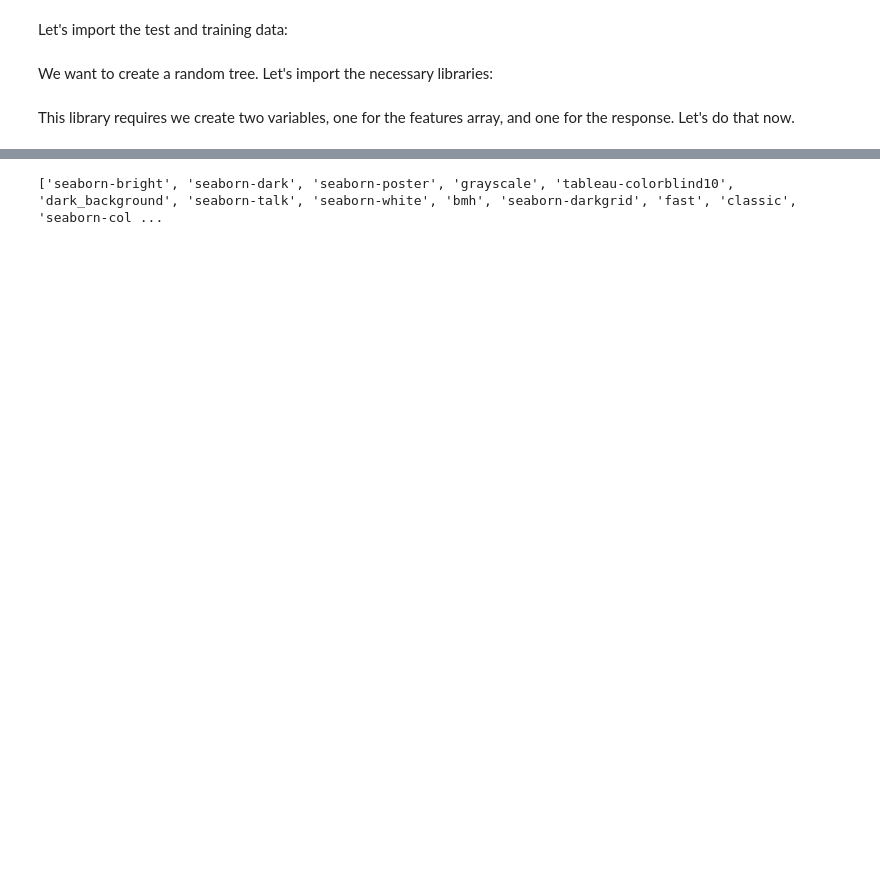
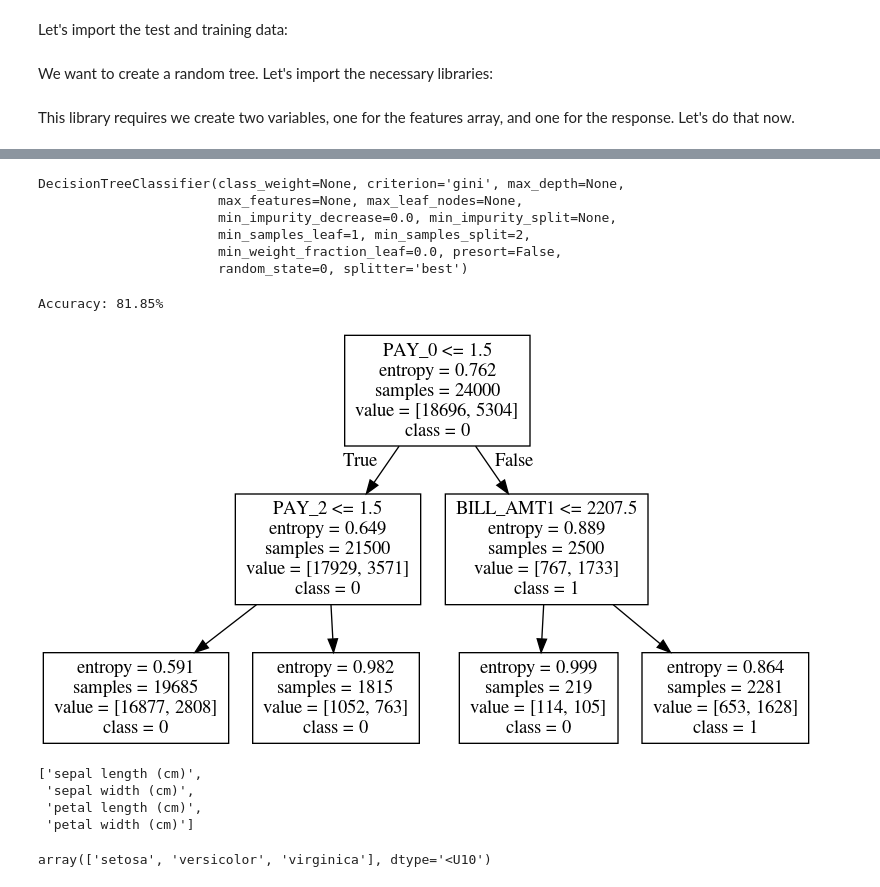
Before and after one commit to ra8000/Stat533Project, a Jupyter notebook: JonNotebook.ipynb, the cells around one changed output, grey strips where cells are left out. Cells and saved outputs as stored; diff of their text form; code cells hidden in the pictures; blank space fills up the shorter version.

Commit message:
got printout of decision tree

```diff
--- a/JonNotebook.ipynb
+++ b/JonNotebook.ipynb
@@ -106,4 +103,60 @@ weighted avg       0.79      0.81      0.79      6000
-# %%
-print(plt.style.available)
-# %% [output]
-['seaborn-bright', 'seaborn-dark', 'seaborn-poster', 'grayscale', 'tableau-colorblind10', 'dark_background', 'seaborn-talk', 'seaborn-white', 'bmh', 'seaborn-darkgrid', 'fast', 'classic', 'seaborn-col ...
+# %%
+print(decision_tree)
+# %% [output]
+DecisionTreeClassifier(class_weight=None, criterion='gini', max_depth=None,
+                       max_features=None, max_leaf_nodes=None,
+                       min_impurity_decrease=0.0, min_impurity_split=None,
+                       min_samples_leaf=1, min_samples_split=2,
+                       min_weight_fraction_leaf=0.0, presort=False,
+                       random_state=0, splitter='best')
+# %%
+from sklearn.tree import DecisionTreeClassifier
+from sklearn import datasets
+from IPython.display import Image
+from sklearn import tree
+import pydotplus
+
+# Load data
+iris = datasets.load_iris()
+X = iris.data
+y = iris.target
+
+# Create decision tree classifer object
+decision_tree = DecisionTreeClassifier(
+    random_state=3,
+    criterion="entropy",
+    splitter="best",
+    max_depth=2,
+    min_samples_split=100,
+)
+
+# Train Decision Tree Classifer
+model = decision_tree.fit(train_X, train_y)
+
+# Predict the response for test dataset
+y_pred = model.predict(test_X)
+
+accuracy = metrics.accuracy_score(test_y, y_pred)
+accuracy = accuracy * 100
+print("Accuracy: %.4g%%" % accuracy)
+
+
+# Train model
+# model = clf.fit(X, y)
+
+# Create DOT data
+dot_data = tree.export_graphviz(
+    decision_tree,
+    out_file="levon.dot",
+    feature_names=list(test_X.columns),
+    class_names=["0", "1"],
+)
+
+# Draw graph
+graph = pydotplus.graph_from_dot_file("levon.dot")
+
+# Show graph
+Image(graph.create_png())
+# %% [output]
+Accuracy: 81.85%
+[figure, added]
@@ -109,0 +168,11 @@ print(plt.style.available)
+# %%
+iris.feature_names
+# %% [output]
+['sepal length (cm)',
+ 'sepal width (cm)',
+ 'petal length (cm)',
+ 'petal width (cm)']
+# %%
+iris.target_names
+# %% [output]
+array(['setosa', 'versicolor', 'virginica'], dtype='<U10')
```
Also changed, not shown: parts of 8 cells of this notebook.
